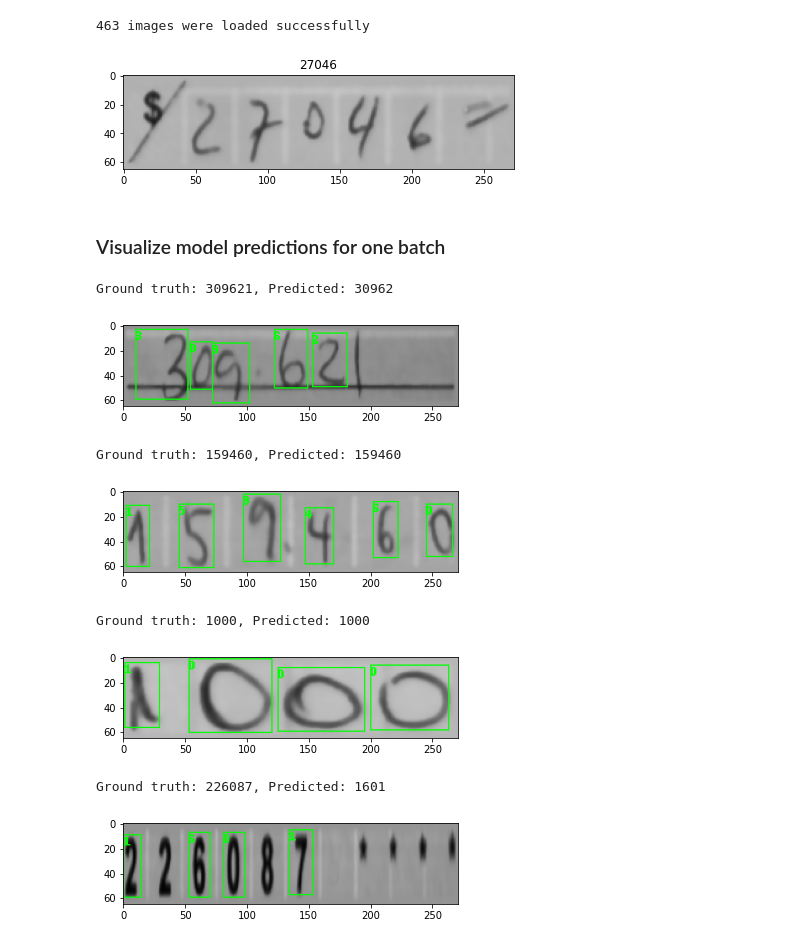
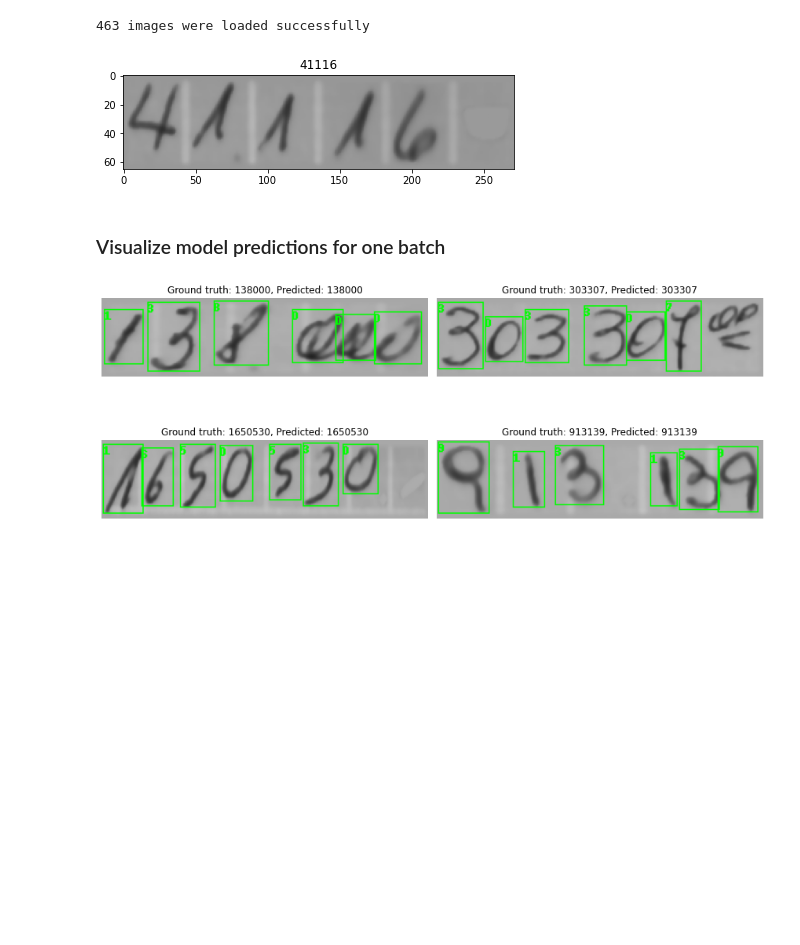
Before and after one commit to rudyn2/cc7221, a Jupyter notebook: tarea3/notebooks/visualize_model_detections.ipynb, the cells around one changed output. Cells and saved outputs as stored; diff of their text form; code cells hidden in the pictures; blank space fills up the shorter version.

```diff
--- a/tarea3/notebooks/visualize_model_detections.ipynb
+++ b/tarea3/notebooks/visualize_model_detections.ipynb
@@ -10,8 +10,8 @@ sys.path.append('..')
 
 from src.datasets import OrandCarTestDataset
 # %%
-weights_path = "/home/rudy/Downloads/best_RetinaNet.pth"
-data_path = "/home/rudy/Documents/cc7221/tarea3/data/orand-car-with-bbs"
+weights_path = "C:/Users/C0101/Downloads/best_RetinaNet.pth"
+data_path = "C:/Users/C0101/PycharmProjects/cc7221/tarea3/data/orand-car-with-bbs"
 device = "cpu"
 # %% [markdown]
 ### Load model
@@ -20,8 +20,8 @@ model = torchvision.models.detection.retinanet_resnet50_fpn(
     pretrained=False,
     num_classes=10,
     pretrained_backbone=False,
-    score_thresh=0.6,
-    nms_thresh=0.5,
+    score_thresh=0.65,
+    nms_thresh=0.55,
     detections_per_img=300
 )
 
@@ -42,51 +42,49 @@ plt.title(label)
 plt.imshow(image.permute(1, 2, 0));
 plt.tight_layout()
 # %% [output]
-[figure, old version]
+[figure, new version]
 # %% [markdown]
 ### Visualize model predictions for one batch
 # %%
 torch.cuda.empty_cache()
 batch_size = 4
+fig_size = 6
 test_loader = DataLoader(test_dataset, batch_size=4, shuffle=True)
 for images, labels in test_loader:
     images = images.to(device)
     model_pred = model(images)
     images_list = list(images.chunk(batch_size))
 
     # show detections
-    for single_image, real_label, detections in zip(images_list, labels, model_pred):
+    fig, axs = plt.subplots(nrows=2, ncols=batch_size // 2, figsize=(fig_size*2, (fig_size // 2)*(batch_size // 2)))
+    axs = axs.reshape(-1)
+    for i, (single_image, real_label, detections) in enumerate(zip(images_list, labels, model_pred)):
 
         single_image = (single_image * 255).type(torch.ByteTensor)
         boxes = detections['boxes']
 
         if len(boxes) > 0:
 
             # get predicted number
             sorted_idxs = torch.argsort(boxes[:, 0], dim=0)    # sort by x coord
             sorted_boxes = boxes[sorted_idxs]
             sorted_labels = detections['labels'][sorted_idxs]
             sorted_scores = detections['scores'][sorted_idxs]
             pred_labels = [str(s) for s in list(sorted_labels.detach().cpu().numpy())]
             pred_number = "".join(pred_labels)
-            print(f"Ground truth: {real_label}, Predicted: {pred_number}")
+            # print(f"Ground truth: {real_label}, Predicted: {pred_number}")
 
             # plot image and detections
             colors = [(0, 255, 0)] * len(pred_labels)
-            image_with_bboxes = torchvision.utils.draw_bounding_boxes(single_image.squeeze(0), sorted_boxes, pred_labels, colors=colors)
-            plt.imshow(image_with_bboxes.permute(1, 2, 0))
-            plt.show()
-        else:
-            plt.imshow(single_image.squeeze(0).permute(1, 2, 0))
-            plt.axis('off')
-            plt.show()
+            image_with_bboxes = torchvision.utils.draw_bounding_boxes(single_image.squeeze(0), sorted_boxes, pred_labels, colors=colors, font_size=12)
+
+            axs[i].set_title(f"Ground truth: {real_label}, Predicted: {pred_number}")
+            axs[i].imshow(image_with_bboxes.permute(1, 2, 0))
+            axs[i].axis('off')
+
+    plt.tight_layout()
+    plt.savefig("retinanet_sample.svg")
+    plt.show()
     break
 # %% [output]
-Ground truth: 309621, Predicted: 30962
-[figure, old version]
+[figure, new version]
-Ground truth: 159460, Predicted: 159460
-[figure, removed]
-Ground truth: 1000, Predicted: 1000
-[figure, removed]
-Ground truth: 226087, Predicted: 1601
-[figure, removed]
```
Also changed, not shown: 7 other files.
